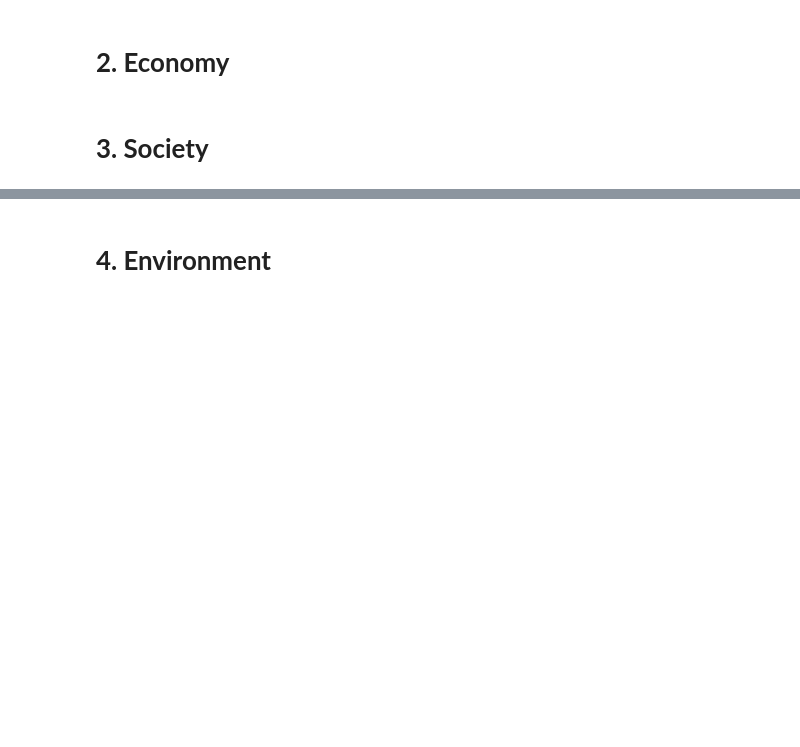
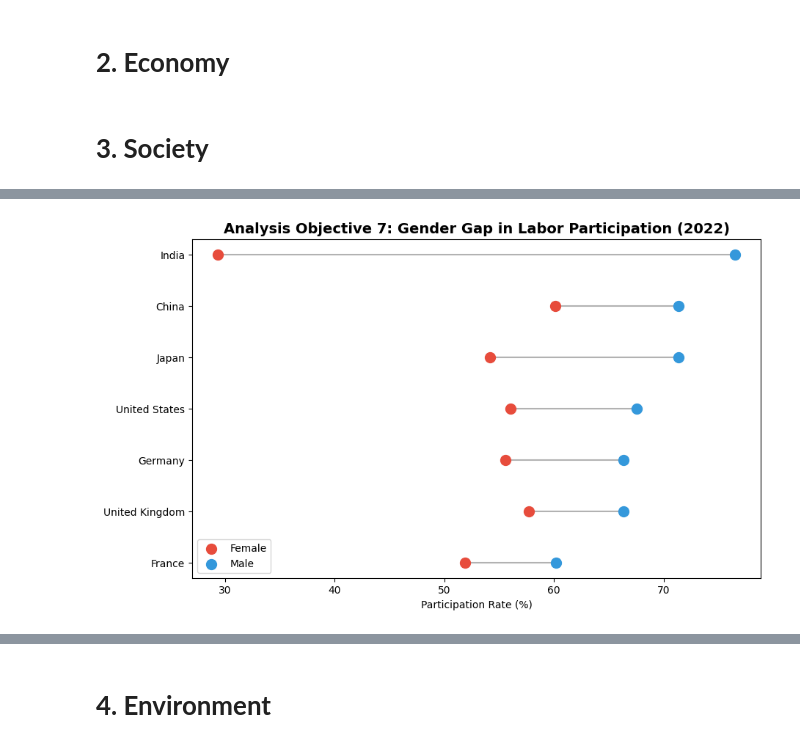
Before and after one commit to pqthinh232/DV-Lab-02-Data-mining-and-Visualization, a Jupyter notebook: submissions/Thien.ipynb, the cells around one changed output, grey strips where cells are left out. Drawn from its saved outputs; the diff is of its cells as text; code cells hidden in the pictures; blank space fills up the shorter version.

```diff
--- a/submissions/Thien.ipynb
+++ b/submissions/Thien.ipynb
@@ -252,0 +415,20 @@ df_final.to_csv("data_imputed.csv", index=False)
+# %%
+# 1. Prepare data
+f_ind = 'Labor force participation rate, female (% of female population ages 15+) (modeled ILO estimate)'
+m_ind = 'Labor force participation rate, male (% of male population ages 15+) (modeled ILO estimate)'
+
+df_f = df_imputed[(df_imputed['Country Name'].isin(countries)) & (df_imputed['Series Name'] == f_ind)][['Country Name', '2022']].rename(columns={'2022': 'Female'})
+df_m = df_imputed[(df_imputed['Country Name'].isin(countries)) & (df_imputed['Series Name'] == m_ind)][['Country Name', '2022']].rename(columns={'2022': 'Male'})
+df_gap = pd.merge(df_f, df_m, on='Country Name').sort_values('Male')
+
+# 2. Visualization
+plt.figure(figsize=(10, 6))
+plt.hlines(y=df_gap['Country Name'], xmin=df_gap['Female'], xmax=df_gap['Male'], color='grey', alpha=0.6)
+plt.scatter(df_gap['Female'], df_gap['Country Name'], color='#e74c3c', label='Female', s=100, zorder=3)
+plt.scatter(df_gap['Male'], df_gap['Country Name'], color='#3498db', label='Male', s=100, zorder=3)
+plt.title('Analysis Objective 7: Gender Gap in Labor Participation (2022)', fontsize=14, fontweight='bold')
+plt.xlabel('Participation Rate (%)')
+plt.legend()
+plt.show()
+# %% [output]
+[figure, added]
```
Also changed, not shown: parts of 13 cells of this notebook.
